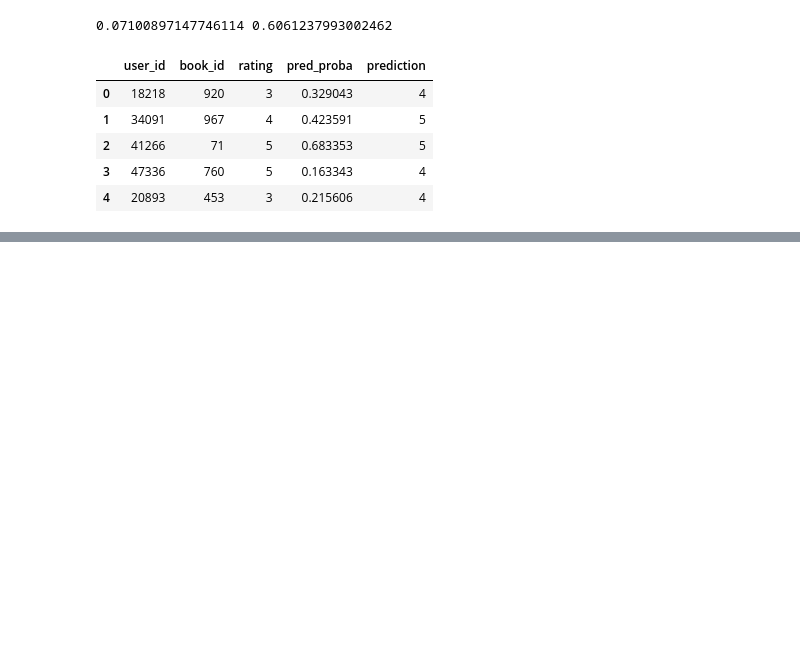
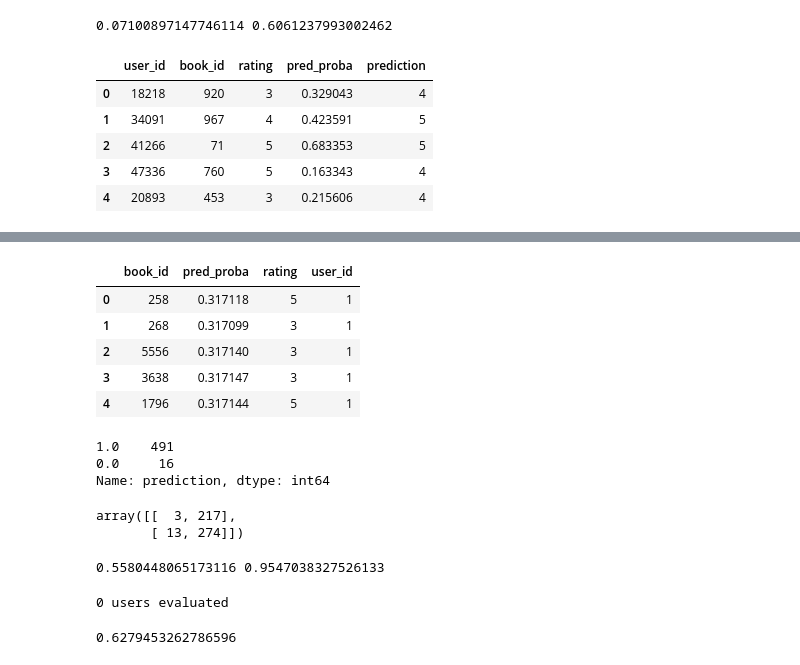
Before and after one commit to manoj0237/DeeplearningandAI-finalproject, a Jupyter notebook: Wide-Deep.ipynb, the cells around one changed output, grey strips where cells are left out. Cells and saved outputs as stored; diff of their text form; code cells hidden in the pictures; blank space fills up the shorter version.

```diff
--- a/Wide-Deep.ipynb
+++ b/Wide-Deep.ipynb
@@ -581,0 +588,4 @@ evaluation_data.head()
+# %%
+cold_start_data = np.asarray(cold_start_data)
+# %%
+binary_model = load_model('models/wide_deep_1_01_128_False.h5')
@@ -581,0 +610,66 @@ evaluation_data.head()
+# %%
+pred_dfs = []
+users = list(set(cold_start_users['user_id'].tolist()))
+
+for index, user in enumerate(users):
+
+    all_books = cold_start_users[cold_start_users['user_id'] == user]['book_id'].tolist()
+    idx = [b - 1 for b in all_books]
+    filter_books = cold_start_users[cold_start_users['user_id'] == user]
+    test_book_ratings = filter_books[filter_books['book_id'].isin(all_books)]['rating'].tolist()
+
+    #print(len(test_book_ratings))
+
+    raw_predictions = predictions[idx].reshape(1, -1)[0]
+
+    #print(raw_predictions.shape)
+    df = pd.DataFrame({'book_id': all_books,
+                       'rating': test_book_ratings,
+                       'pred_proba': raw_predictions})
+    df['user_id'] = user
+    pred_dfs.append(df)
+
+evaluate_df = pd.concat(pred_dfs, ignore_index=True)
+
+evaluate_df.head()
+# %% [output]
+|  | book_id | pred_proba | rating | user_id |
+| 0 | 258 | 0.317118 | 5 | 1 |
+| 1 | 268 | 0.317099 | 3 | 1 |
+| 2 | 5556 | 0.317140 | 3 | 1 |
+| 3 | 3638 | 0.317147 | 3 | 1 |
+| 4 | 1796 | 0.317144 | 5 | 1 |
+# %%
+evaluate_df['binary_rating'] = evaluate_df.apply(lambda x: 1 if x['rating'] > 3 else 0, axis=1)
+
+min_p = evaluate_df['pred_proba'].min()
+max_p = evaluate_df['pred_proba'].max()
+
+def scale_prediction_binary(x, min_p, max_p):
+    raw = (x - min_p) / (max_p - min_p)
+    return np.rint(raw)
+
+evaluate_df['prediction'] = evaluate_df.apply(lambda x: scale_prediction_binary(x['pred_proba'], min_p, max_p), axis=1)
+evaluate_df['prediction'].value_counts()
+# %% [output]
+1.0    491
+0.0     16
+Name: prediction, dtype: int64
+# %%
+cfm, p, r = ev.replay_binary_results(evaluate_df)
+cfm
+# %% [output]
+array([[  3, 217],
+       [ 13, 274]])
+# %%
+print(p, r)
+# %% [output]
+0.5580448065173116 0.9547038327526133
+# %%
+mAP, skipped = ev.top_n_binary_results(evaluate_df, 10)
+# %% [output]
+0 users evaluated
+# %%
+mAP
+# %% [output]
+0.6279453262786596
```
Also changed, not shown: parts of 15 cells of this notebook, 12 other files.
